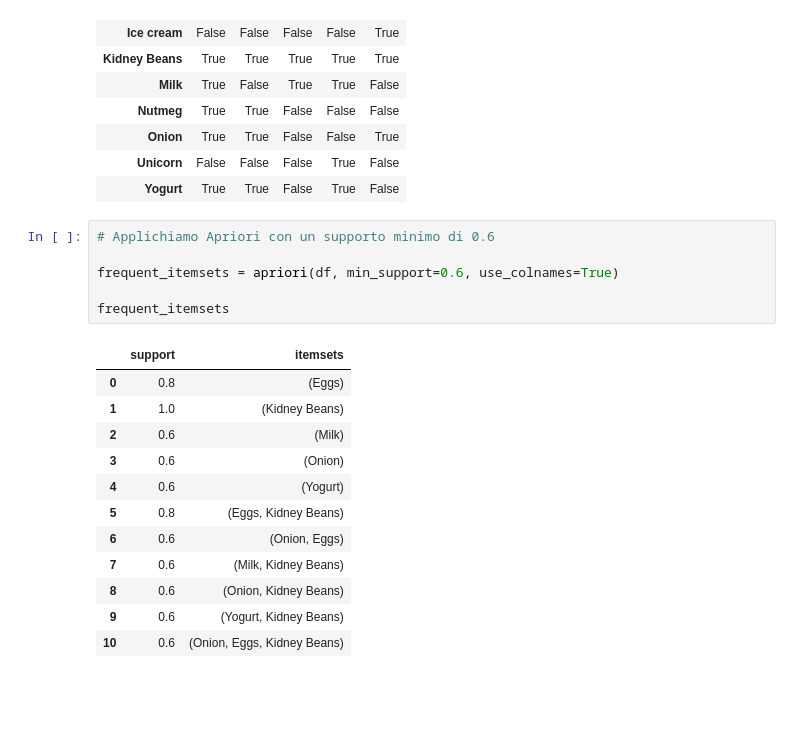
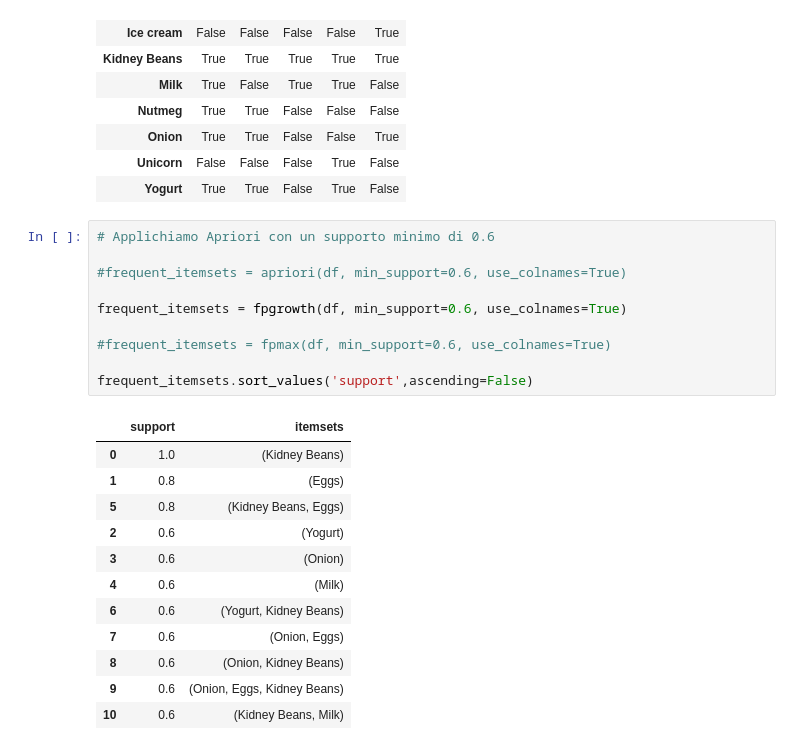
Before and after one commit to fredffsixty/Big-Data, a Jupyter notebook: Apriori e sue varianti.ipynb, the cells around one changed output. Drawn from its saved outputs; the diff is of its cells as text; blank space fills up the shorter version.

```diff
--- a/Apriori e sue varianti.ipynb
+++ b/Apriori e sue varianti.ipynb
@@ -50,19 +50,23 @@ df.transpose()
 # %%
 # Applichiamo Apriori con un supporto minimo di 0.6
 
-frequent_itemsets = apriori(df, min_support=0.6, use_colnames=True)
+#frequent_itemsets = apriori(df, min_support=0.6, use_colnames=True)
 
-frequent_itemsets
+frequent_itemsets = fpgrowth(df, min_support=0.6, use_colnames=True)
+
+#frequent_itemsets = fpmax(df, min_support=0.6, use_colnames=True)
+
+frequent_itemsets.sort_values('support',ascending=False)
 # %% [output]
 |  | support | itemsets |
-| 0 | 0.8 | (Eggs) |
-| 1 | 1.0 | (Kidney Beans) |
-| 2 | 0.6 | (Milk) |
+| 0 | 1.0 | (Kidney Beans) |
+| 1 | 0.8 | (Eggs) |
+| 5 | 0.8 | (Kidney Beans, Eggs) |
+| 2 | 0.6 | (Yogurt) |
 | 3 | 0.6 | (Onion) |
-| 4 | 0.6 | (Yogurt) |
-| 5 | 0.8 | (Eggs, Kidney Beans) |
-| 6 | 0.6 | (Onion, Eggs) |
-| 7 | 0.6 | (Milk, Kidney Beans) |
+| 4 | 0.6 | (Milk) |
+| 6 | 0.6 | (Yogurt, Kidney Beans) |
+| 7 | 0.6 | (Onion, Eggs) |
 | 8 | 0.6 | (Onion, Kidney Beans) |
-| 9 | 0.6 | (Yogurt, Kidney Beans) |
-| 10 | 0.6 | (Onion, Eggs, Kidney Beans) |
+| 9 | 0.6 | (Onion, Eggs, Kidney Beans) |
+| 10 | 0.6 | (Kidney Beans, Milk) |
```
Also changed, not shown: parts of 5 cells of this notebook, 4 other files.
